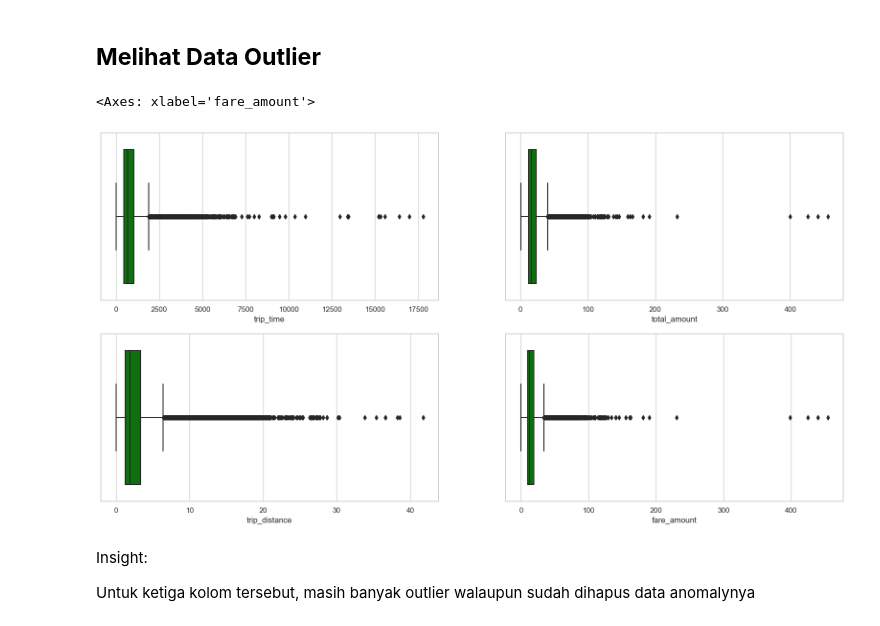
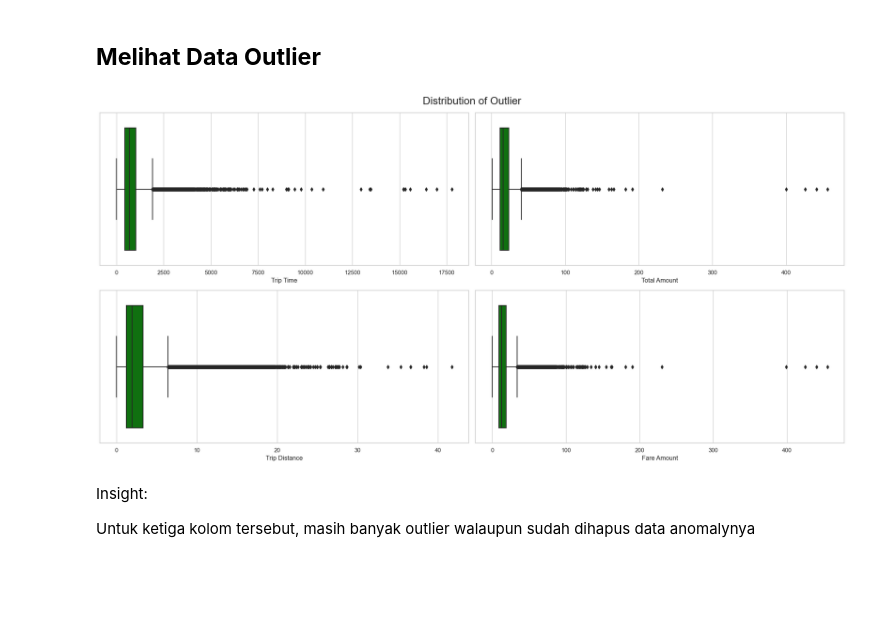
Before and after one commit to ariqr11/capstone2_purwadhika, a Jupyter notebook: DataAnalysis.ipynb, the cells around one changed output. Cells and saved outputs as stored; diff of their text form; code cells hidden in the pictures; blank space fills up the shorter version.

```diff
--- a/DataAnalysis.ipynb
+++ b/DataAnalysis.ipynb
@@ -78,16 +85,23 @@ Insight :
 # %%
 plt.figure(figsize=(20,10))
 plt.subplot(2,2,1)
 sns.boxplot(x=df['trip_time'],color='Green')
+plt.xlabel('Trip Time')
 plt.subplot(2,2,2)
 sns.boxplot(x=df['total_amount'],color='Green')
+plt.xlabel('Total Amount')
 plt.subplot(2,2,3)
 sns.boxplot(x=df['trip_distance'],color='Green')
+plt.xlabel('Trip Distance')
 plt.subplot(2,2,4)
 sns.boxplot(x=df['fare_amount'],color='Green')
+plt.xlabel('Fare Amount')
+plt.suptitle('Distribution of Outlier', fontsize=20)
+
+plt.tight_layout()
+plt.show()
 # %% [output]
-<Axes: xlabel='fare_amount'>
-[figure, old version]
+[figure, new version]
 # %% [markdown]
 Insight:
 
```
Also changed, not shown: parts of 17 cells of this notebook, 2 other files.
